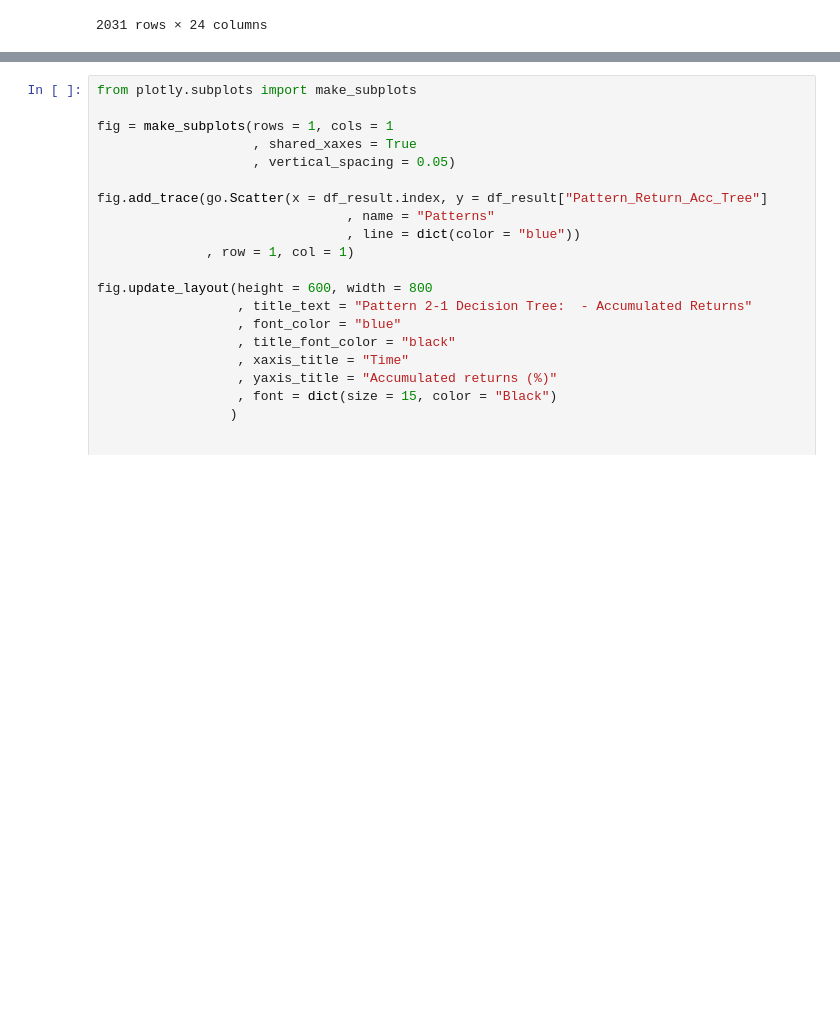
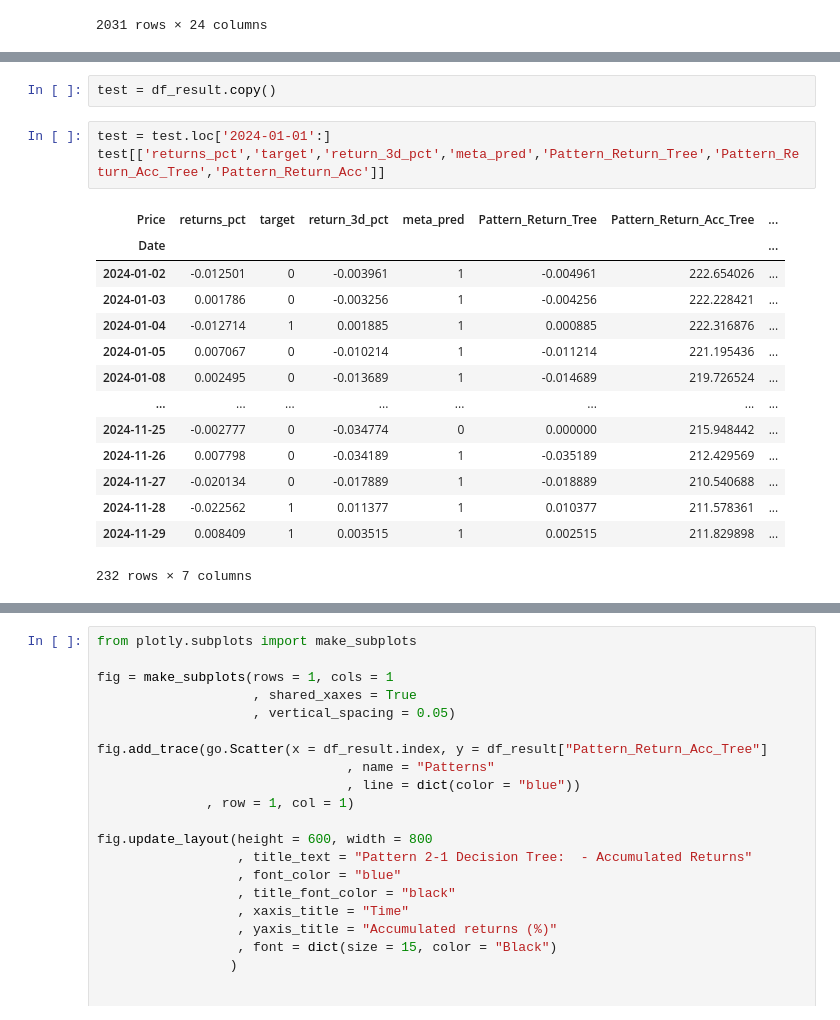
Before and after one commit to leandrocandida/CleanArch, a Jupyter notebook: Untitled11.ipynb, the cells around one changed output, grey strips where cells are left out. Saved outputs shown, nothing was run; the diff lists cells and outputs as text; blank space fills up the shorter version.

```diff
--- a/Untitled11.ipynb
+++ b/Untitled11.ipynb
@@ -2268,0 +2276,20 @@ fig.show()
+# %%
+test = df_result.copy()
+# %%
+test = test.loc['2024-01-01':]
+test[['returns_pct','target','return_3d_pct','meta_pred','Pattern_Return_Tree','Pattern_Return_Acc_Tree','Pattern_Return_Acc']]
+# %% [output]
+| Price | returns_pct | target | return_3d_pct | meta_pred | Pattern_Return_Tree | Pattern_Return_Acc_Tree | ... |
+| Date |  |  |  |  |  |  | ... |
+| 2024-01-02 | -0.012501 | 0 | -0.003961 | 1 | -0.004961 | 222.654026 | ... |
+| 2024-01-03 | 0.001786 | 0 | -0.003256 | 1 | -0.004256 | 222.228421 | ... |
+| 2024-01-04 | -0.012714 | 1 | 0.001885 | 1 | 0.000885 | 222.316876 | ... |
+| 2024-01-05 | 0.007067 | 0 | -0.010214 | 1 | -0.011214 | 221.195436 | ... |
+| 2024-01-08 | 0.002495 | 0 | -0.013689 | 1 | -0.014689 | 219.726524 | ... |
+| ... | ... | ... | ... | ... | ... | ... | ... |
+| 2024-11-25 | -0.002777 | 0 | -0.034774 | 0 | 0.000000 | 215.948442 | ... |
+| 2024-11-26 | 0.007798 | 0 | -0.034189 | 1 | -0.035189 | 212.429569 | ... |
+| 2024-11-27 | -0.020134 | 0 | -0.017889 | 1 | -0.018889 | 210.540688 | ... |
+| 2024-11-28 | -0.022562 | 1 | 0.011377 | 1 | 0.010377 | 211.578361 | ... |
+| 2024-11-29 | 0.008409 | 1 | 0.003515 | 1 | 0.002515 | 211.829898 | ... |
+232 rows × 7 columns
```
Also changed, not shown: parts of 7 cells of this notebook.
